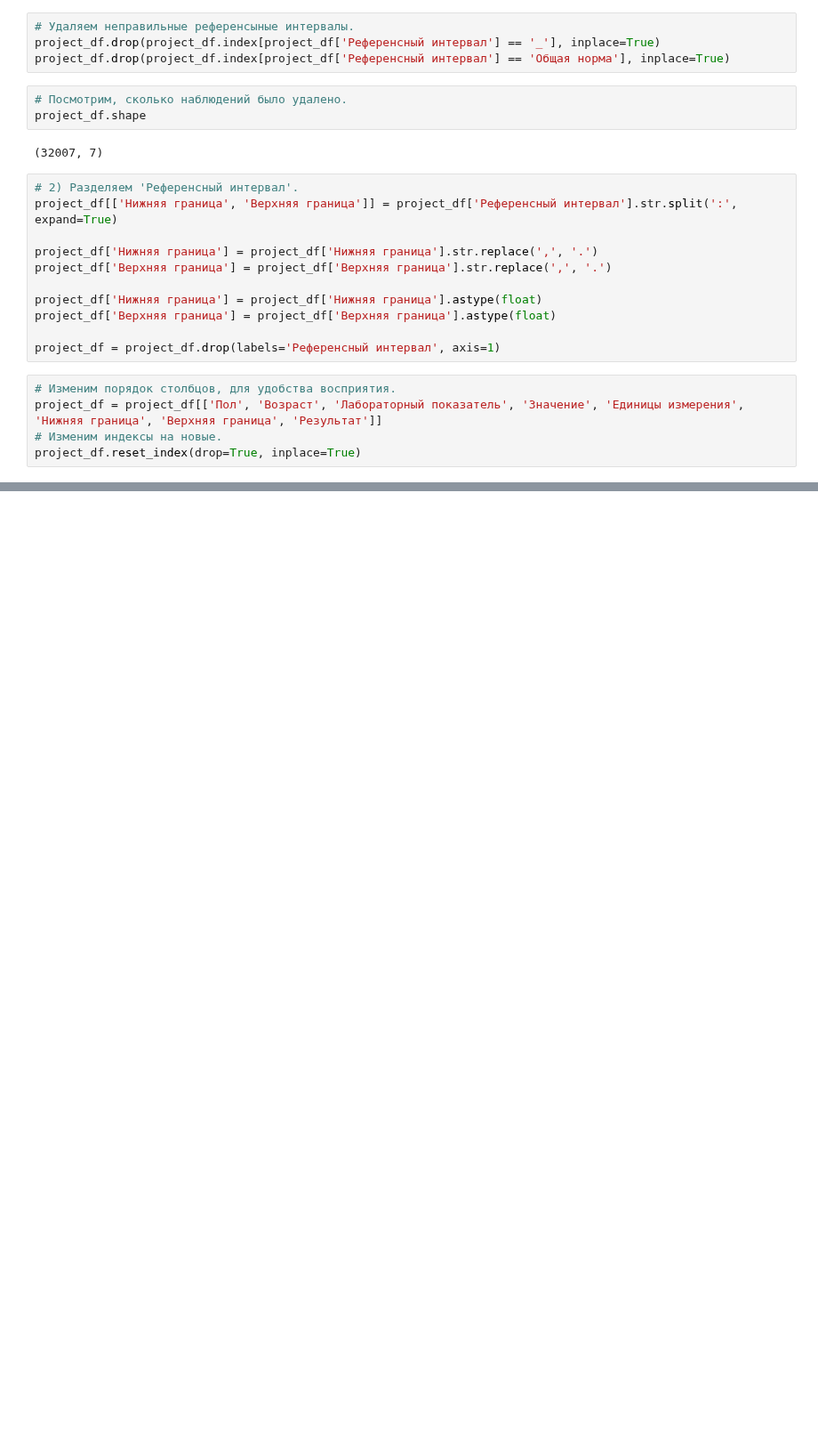
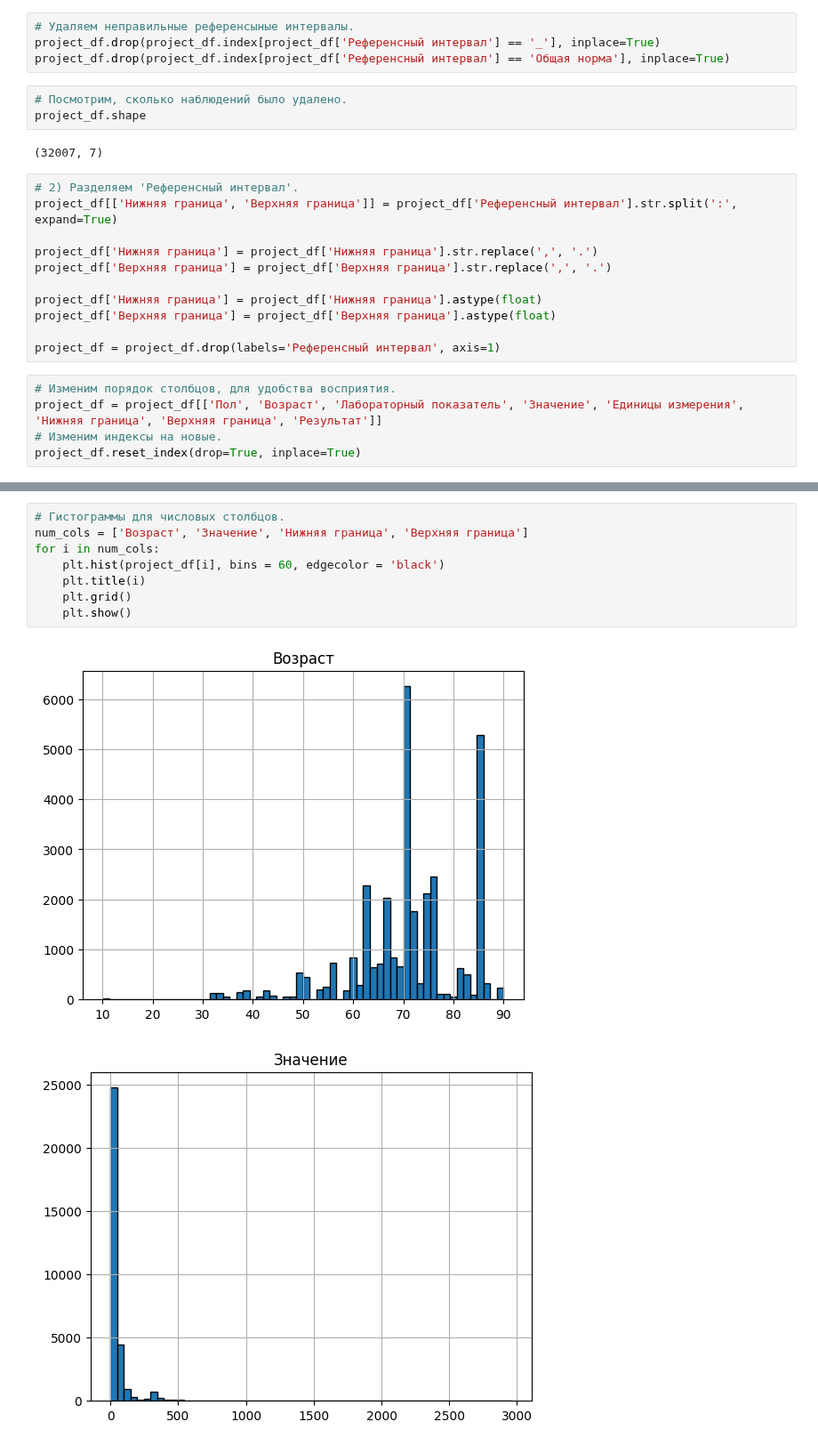
Before and after one commit to Rai1ag/Library, a Jupyter notebook: DSMED_Хакатон/project.ipynb, the cells around one changed output, grey strips where cells are left out. Shown at 89% size. Saved outputs shown, nothing was run; the diff lists cells and outputs as text; blank space fills up the shorter version.

```diff
--- a/DSMED_Хакатон/project.ipynb
+++ b/DSMED_Хакатон/project.ipynb
@@ -755,0 +814,11 @@ project_df
+# %%
+# Гистограммы для числовых столбцов.
+num_cols = ['Возраст', 'Значение', 'Нижняя граница', 'Верхняя граница']
+for i in num_cols:
+    plt.hist(project_df[i], bins = 60, edgecolor = 'black')
+    plt.title(i)
+    plt.grid()
+    plt.show()
+# %% [output]
+[figure, added]
+[figure, added]
```
Also changed, not shown: parts of 10 cells of this notebook.
